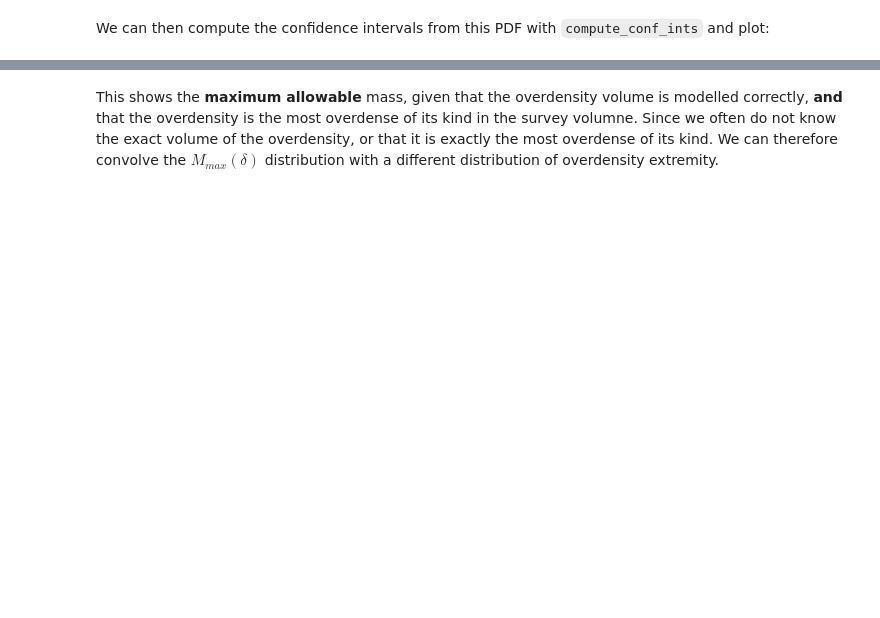
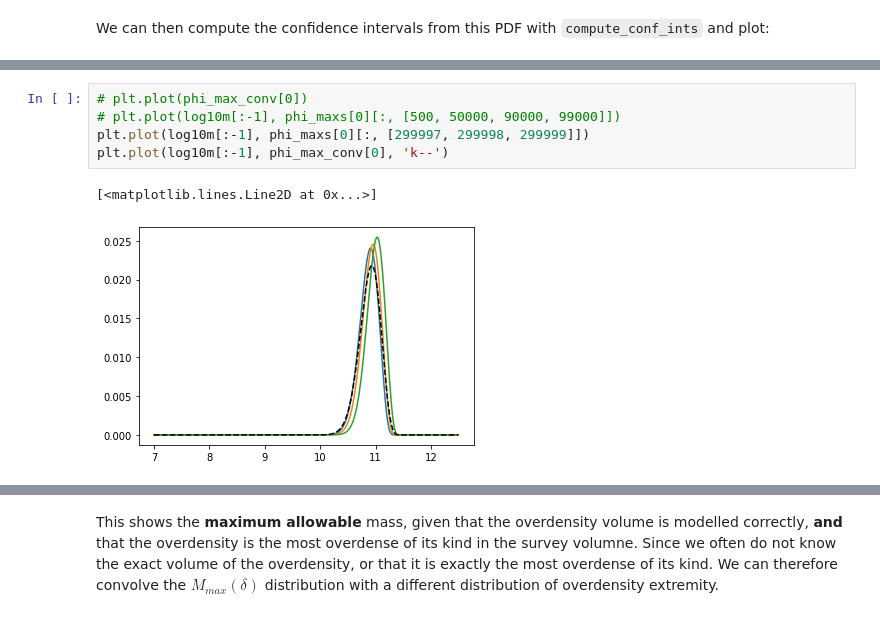
Before and after one commit to astrockragh/evstats_clustering, a Jupyter notebook: example/example.ipynb, the cells around one changed output, grey strips where cells are left out. Drawn from its saved outputs; the diff is of its cells as text; blank space fills up the shorter version.

```diff
--- a/example/example.ipynb
+++ b/example/example.ipynb
@@ -77,0 +99,8 @@ plt.plot(log10m[0, :-1], cdfs[0])
+# %%
+# plt.plot(phi_max_conv[0])
+# plt.plot(log10m[:-1], phi_maxs[0][:, [500, 50000, 90000, 99000]])
+plt.plot(log10m[:-1], phi_maxs[0][:, [299997, 299998, 299999]])
+plt.plot(log10m[:-1], phi_max_conv[0], 'k--')
+# %% [output]
+[<matplotlib.lines.Line2D at 0x...>]
+[figure, added]
```
Also changed, not shown: parts of 16 cells of this notebook, 36 other files.
